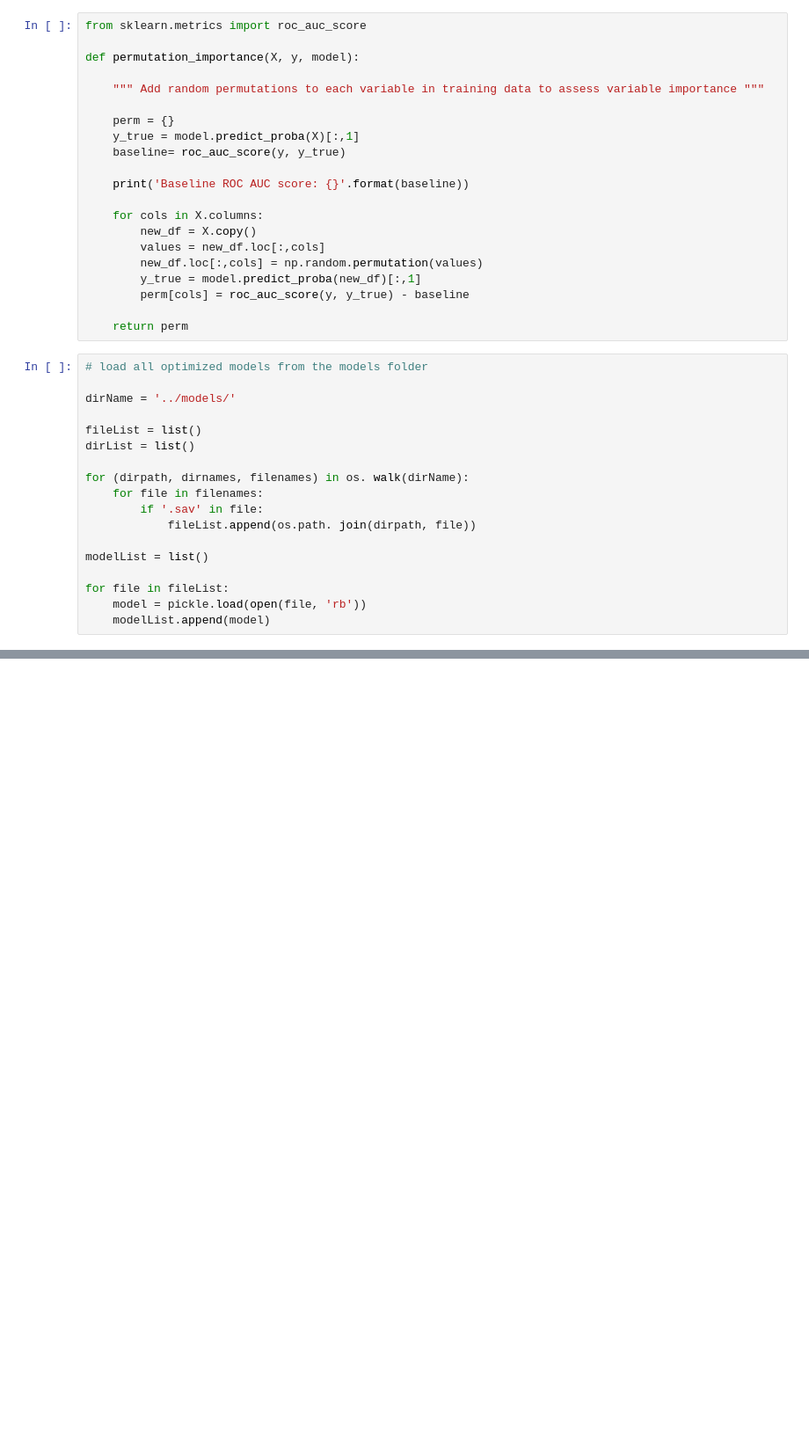
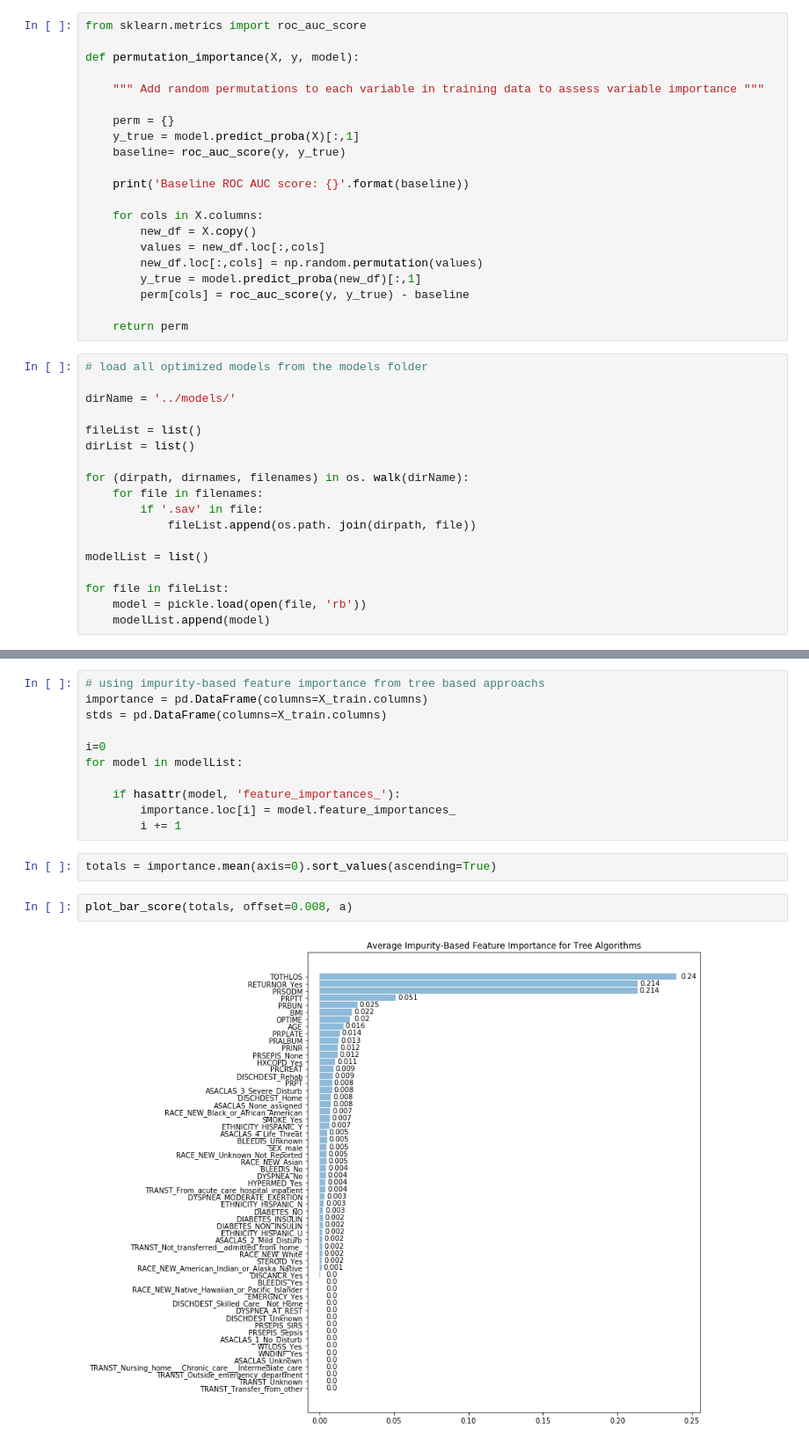
Before and after one commit to btcrabb/NSQIP_ML, a Jupyter notebook: notebooks/2.4-BTC-permutations.ipynb, the cells around one changed output, grey strips where cells are left out. Shown at 88% size. Drawn from its saved outputs; the diff is of its cells as text; blank space fills up the shorter version.

```diff
--- a/notebooks/2.4-BTC-permutations.ipynb
+++ b/notebooks/2.4-BTC-permutations.ipynb
@@ -159,0 +198,17 @@ dtype: float64
+# %%
+# using impurity-based feature importance from tree based approachs
+importance = pd.DataFrame(columns=X_train.columns)
+stds = pd.DataFrame(columns=X_train.columns)
+
+i=0
+for model in modelList:
+
+    if hasattr(model, 'feature_importances_'):
+        importance.loc[i] = model.feature_importances_
+        i += 1
+# %%
+totals = importance.mean(axis=0).sort_values(ascending=True)
+# %%
+plot_bar_score(totals, offset=0.008, a)
+# %% [output]
+[figure, added]
```
Also changed, not shown: parts of 6 cells of this notebook, 1 other file.
